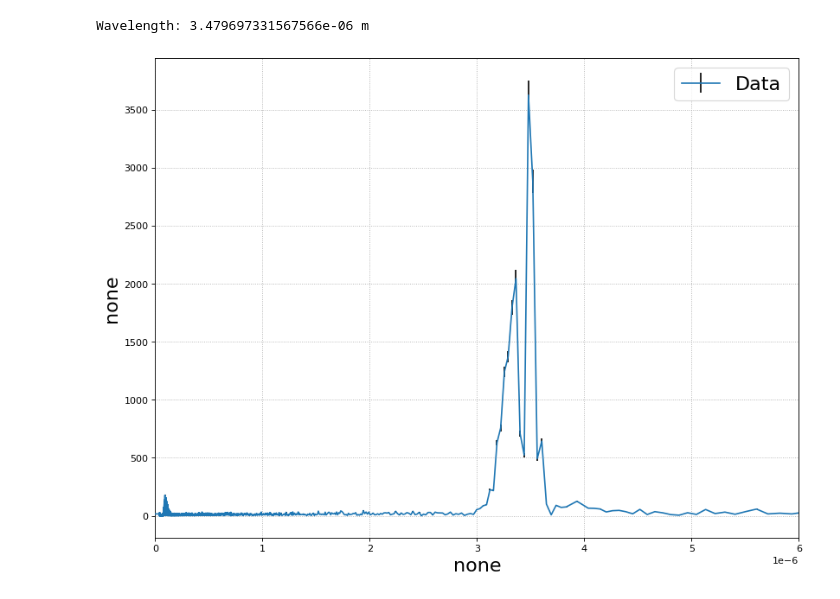
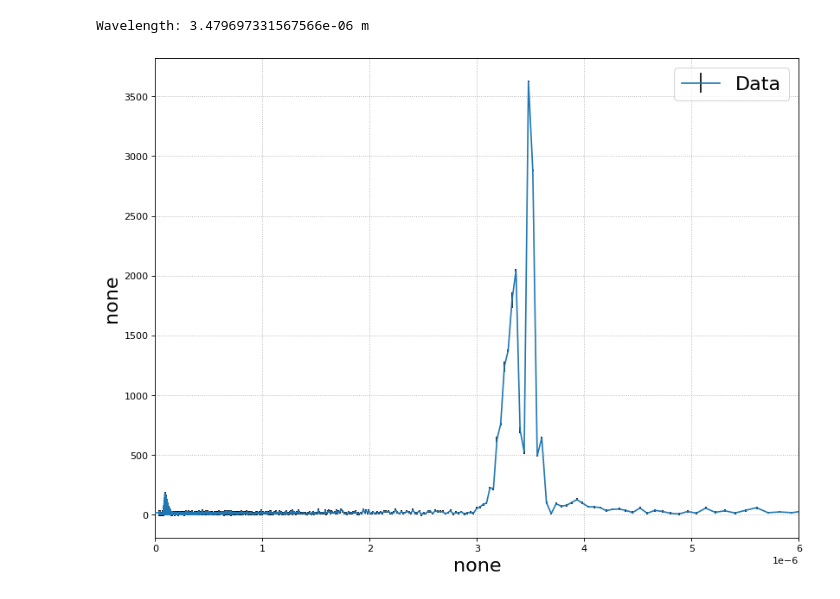
Before and after one commit to Friedrich-Jahns/Fortgeschrittenen-Praktikum-Physik, a Jupyter notebook: FP4_Michelson/A6/A6.ipynb, the cells around one changed output. Saved outputs shown, nothing was run; the diff lists cells and outputs as text; code cells hidden in the pictures.

```diff
--- a/FP4_Michelson/A6/A6.ipynb
+++ b/FP4_Michelson/A6/A6.ipynb
@@ -36,35 +36,35 @@ intensity = data[1]
 position  = data[0]*freq_scale
 
 
 intensity -= np.mean(intensity)
 
 
 freqs = np.fft.fftfreq(len(intensity), d=((np.mean(np.diff(position)))))
 fft_int = np.fft.fft(intensity)
-fft_err = np.fft.fft(yerr)
+fft_err = np.fft.fft(yerr).clip(10)
 
 peak_idx = np.argmax(np.abs(fft_int))
 peak_freq = freqs[peak_idx]
 
 
 print(f"Wavelength: {1/peak_freq} m")
 
 freqs = 1/freqs
 
 f.figsize(1)
 
 plt.errorbar(freqs, np.abs(fft_int),yerr=np.abs(fft_err),ecolor='k',zorder=10,label='Data')
 plt.xlim(0,0.6e-5)
 
 
 
 #plt.vlines(3.6271e-06,0,3600,colors="r")
 #plt.vlines(3.4007e-06,0,3600,colors="b")
 
 f.form()
 # %% [output]
 Wavelength: 3.479697331567566e-06 m
-[figure, old version]
+[figure, new version]
 # %%
 dat = [freqs, np.abs(fft_int),np.abs(fft_err)]
 
```
Also changed, not shown: parts of 3 cells of this notebook, 10 other files.
